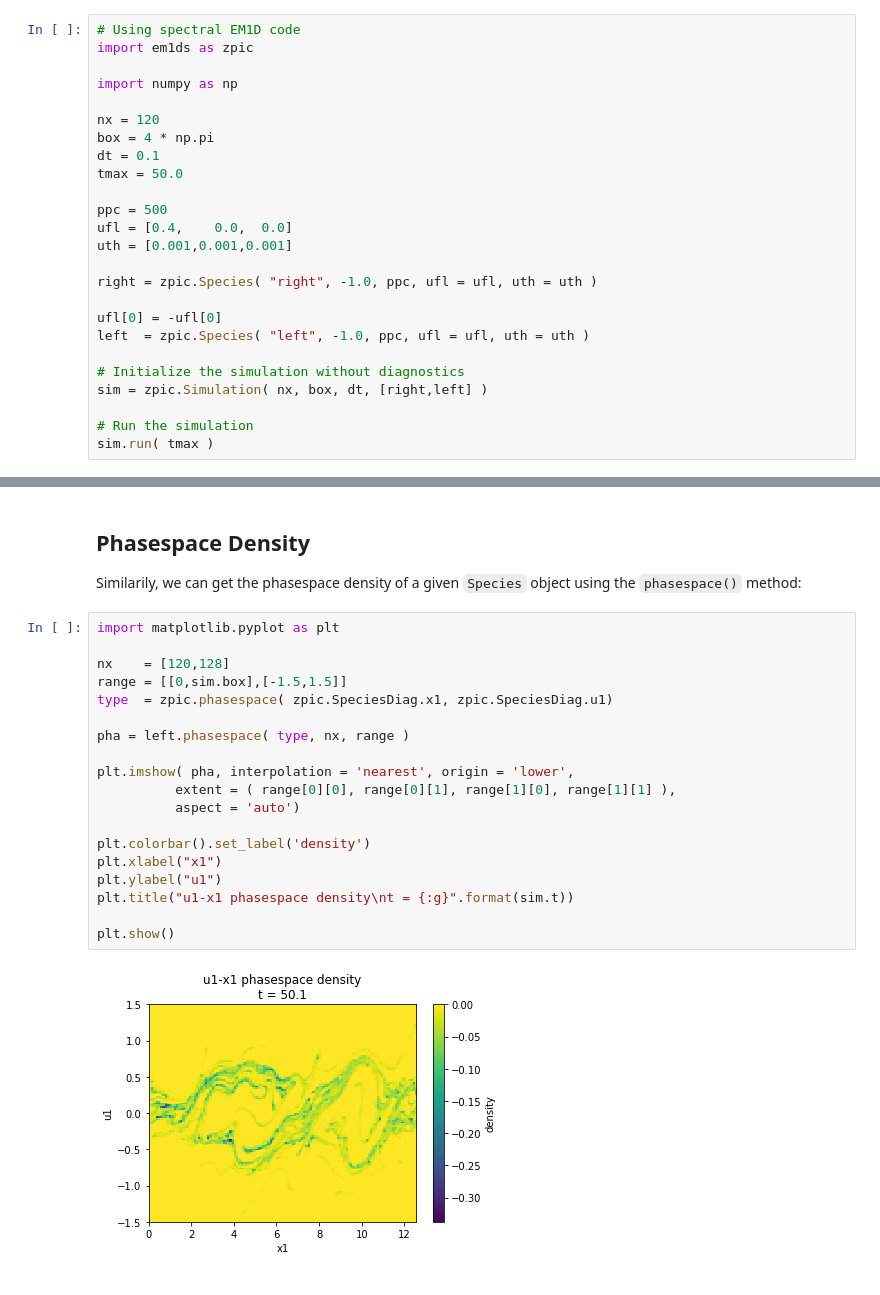
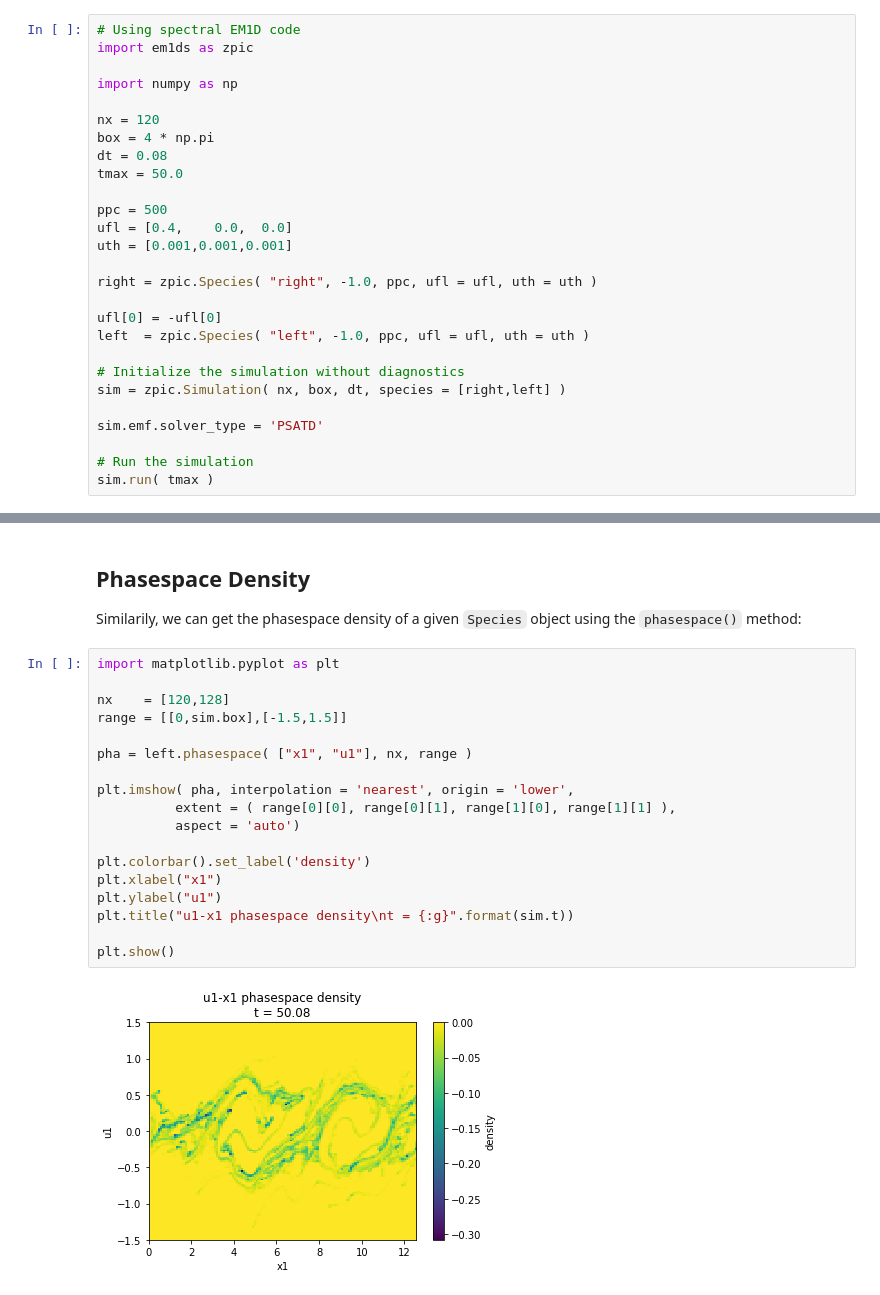
Before and after one commit to ricardo-fonseca/zpic, a Jupyter notebook: python/Direct.ipynb, the cells around one changed output, grey strips where cells are left out. Saved outputs shown, nothing was run; the diff lists cells and outputs as text.

```diff
--- a/python/Direct.ipynb
+++ b/python/Direct.ipynb
@@ -10,7 +10,7 @@ import numpy as np
 
 nx = 120
 box = 4 * np.pi
-dt = 0.1
+dt = 0.08
 tmax = 50.0
 
 ppc = 500
@@ -23,7 +23,9 @@ ufl[0] = -ufl[0]
 left  = zpic.Species( "left", -1.0, ppc, ufl = ufl, uth = uth )
 
 # Initialize the simulation without diagnostics
-sim = zpic.Simulation( nx, box, dt, [right,left] )
+sim = zpic.Simulation( nx, box, dt, species = [right,left] )
+
+sim.emf.solver_type = 'PSATD'
 
 # Run the simulation
 sim.run( tmax )
@@ -104,21 +106,20 @@ Similarily, we can get the phasespace density of a given `Species` object using
 # %%
 import matplotlib.pyplot as plt
 
 nx    = [120,128]
 range = [[0,sim.box],[-1.5,1.5]]
-type  = zpic.phasespace( zpic.SpeciesDiag.x1, zpic.SpeciesDiag.u1)
 
-pha = left.phasespace( type, nx, range )
+pha = left.phasespace( ["x1", "u1"], nx, range )
 
 plt.imshow( pha, interpolation = 'nearest', origin = 'lower',
           extent = ( range[0][0], range[0][1], range[1][0], range[1][1] ),
           aspect = 'auto')
 
 plt.colorbar().set_label('density')
 plt.xlabel("x1")
 plt.ylabel("u1")
 plt.title("u1-x1 phasespace density\nt = {:g}".format(sim.t))
 
 plt.show()
 # %% [output]
-[figure, old version]
+[figure, new version]
```
Also changed, not shown: parts of 6 cells of this notebook, 13 other files.
